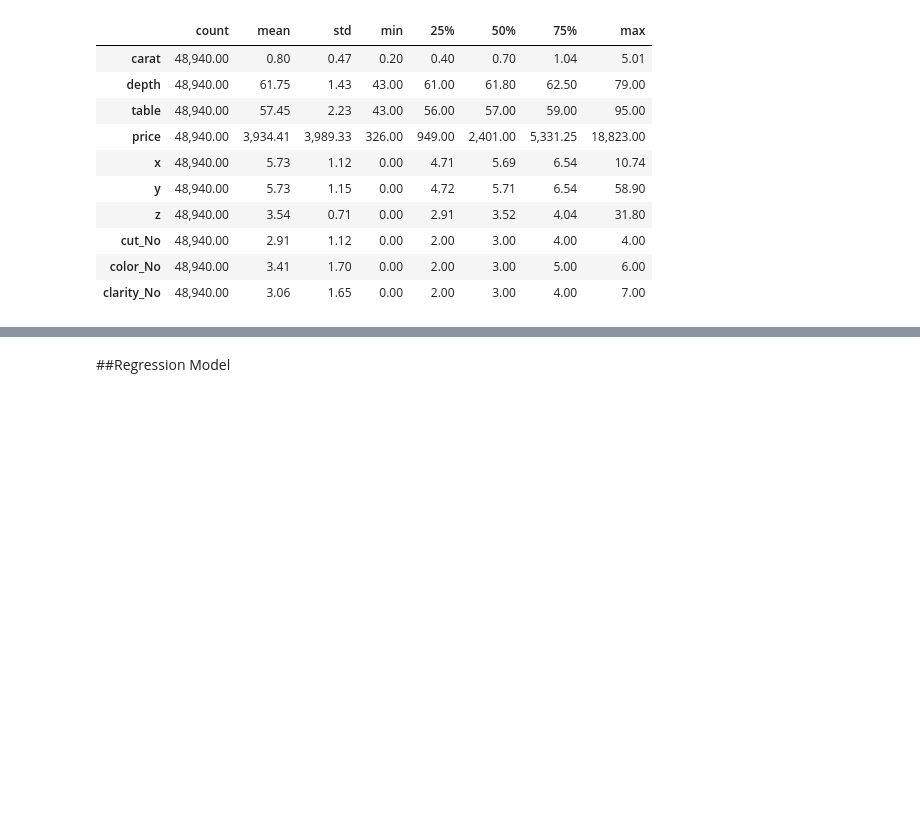
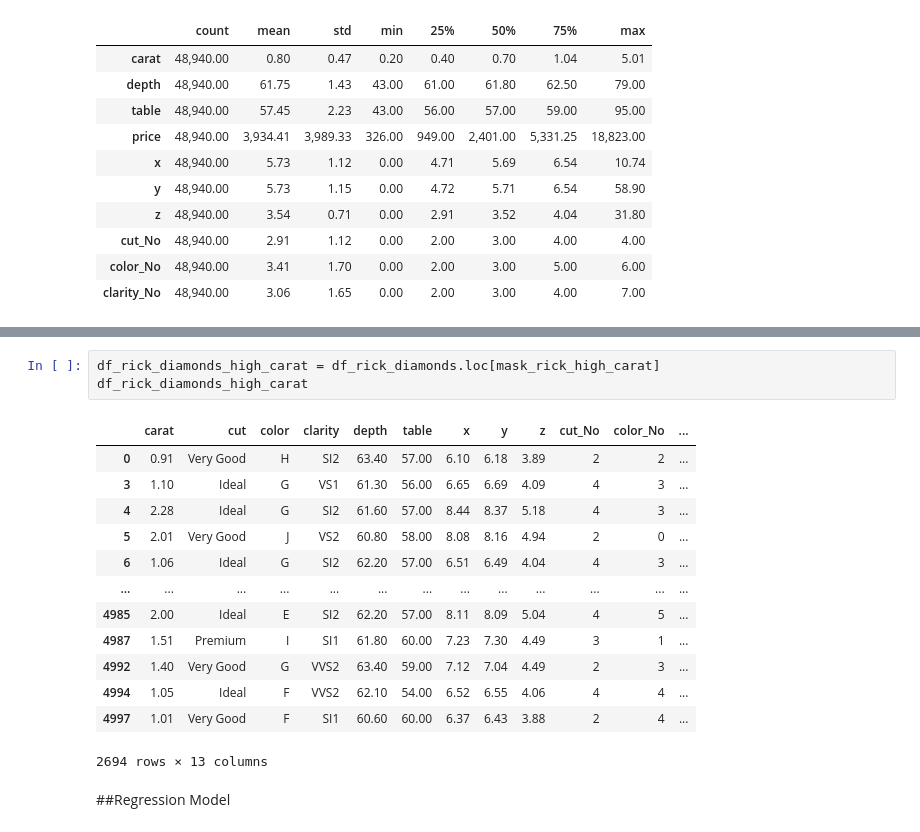
Before and after one commit to lenagrumbach/diamond_price_prediction, a Jupyter notebook: projeto_regressao_linear.ipynb, the cells around one changed output, grey strips where cells are left out. Cells and saved outputs as stored; diff of their text form; blank space fills up the shorter version.

```diff
--- a/projeto_regressao_linear.ipynb
+++ b/projeto_regressao_linear.ipynb
@@ -165,3 +222,20 @@ df_diamonds.describe().T
+# %%
+df_rick_diamonds_high_carat = df_rick_diamonds.loc[mask_rick_high_carat]
+df_rick_diamonds_high_carat
+# %% [output]
+|  | carat | cut | color | clarity | depth | table | x | y | z | cut_No | color_No | ... |
+| 0 | 0.91 | Very Good | H | SI2 | 63.40 | 57.00 | 6.10 | 6.18 | 3.89 | 2 | 2 | ... |
+| 3 | 1.10 | Ideal | G | VS1 | 61.30 | 56.00 | 6.65 | 6.69 | 4.09 | 4 | 3 | ... |
+| 4 | 2.28 | Ideal | G | SI2 | 61.60 | 57.00 | 8.44 | 8.37 | 5.18 | 4 | 3 | ... |
+| 5 | 2.01 | Very Good | J | VS2 | 60.80 | 58.00 | 8.08 | 8.16 | 4.94 | 2 | 0 | ... |
+| 6 | 1.06 | Ideal | G | SI2 | 62.20 | 57.00 | 6.51 | 6.49 | 4.04 | 4 | 3 | ... |
+| ... | ... | ... | ... | ... | ... | ... | ... | ... | ... | ... | ... | ... |
+| 4985 | 2.00 | Ideal | E | SI2 | 62.20 | 57.00 | 8.11 | 8.09 | 5.04 | 4 | 5 | ... |
+| 4987 | 1.51 | Premium | I | SI1 | 61.80 | 60.00 | 7.23 | 7.30 | 4.49 | 3 | 1 | ... |
+| 4992 | 1.40 | Very Good | G | VVS2 | 63.40 | 59.00 | 7.12 | 7.04 | 4.49 | 2 | 3 | ... |
+| 4994 | 1.05 | Ideal | F | VVS2 | 62.10 | 54.00 | 6.52 | 6.55 | 4.06 | 4 | 4 | ... |
+| 4997 | 1.01 | Very Good | F | SI1 | 60.60 | 60.00 | 6.37 | 6.43 | 3.88 | 2 | 4 | ... |
+2694 rows × 13 columns
 # %% [markdown]
 ##Regression Model
 # %%
```
Also changed, not shown: parts of 5 cells of this notebook.
